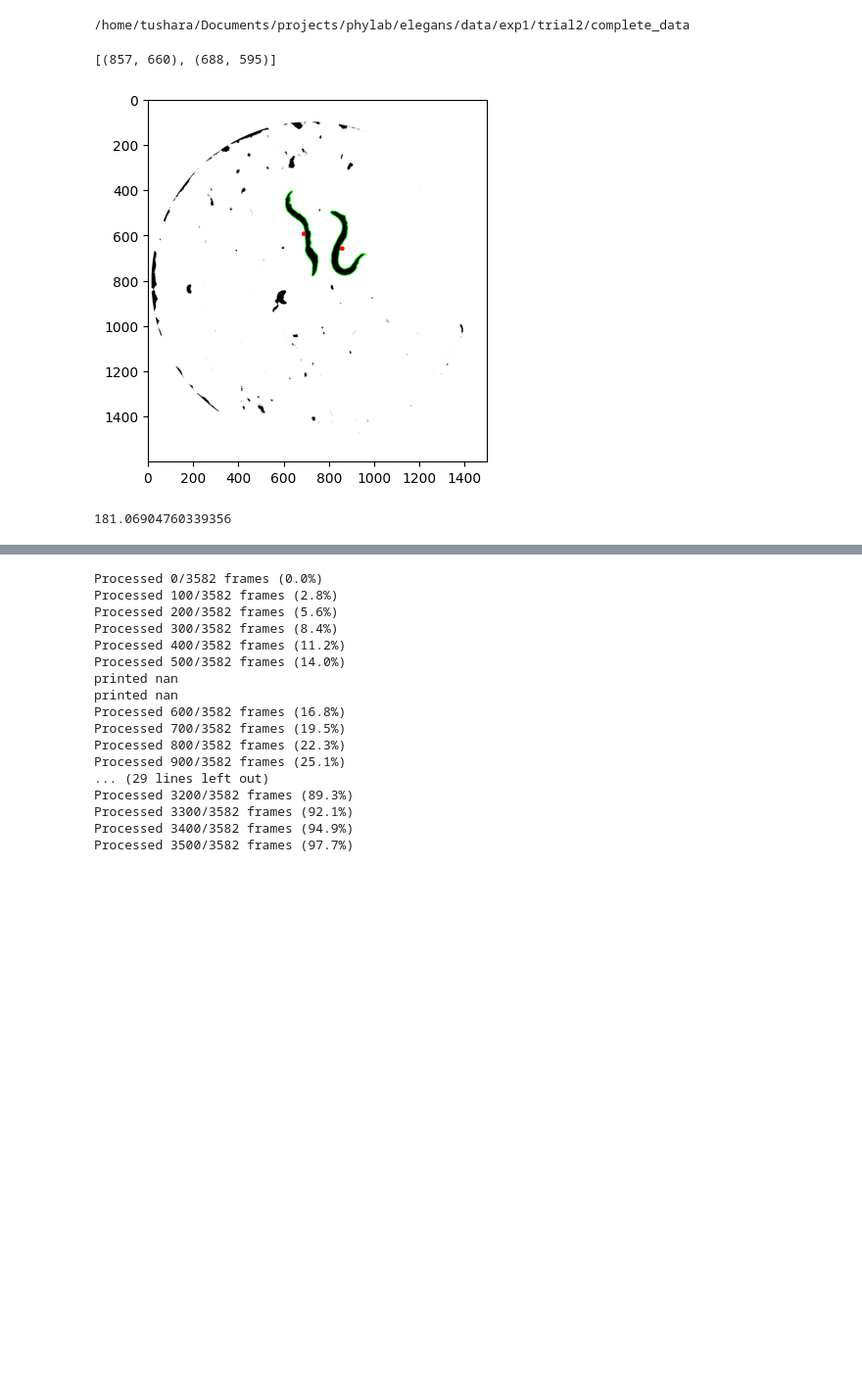
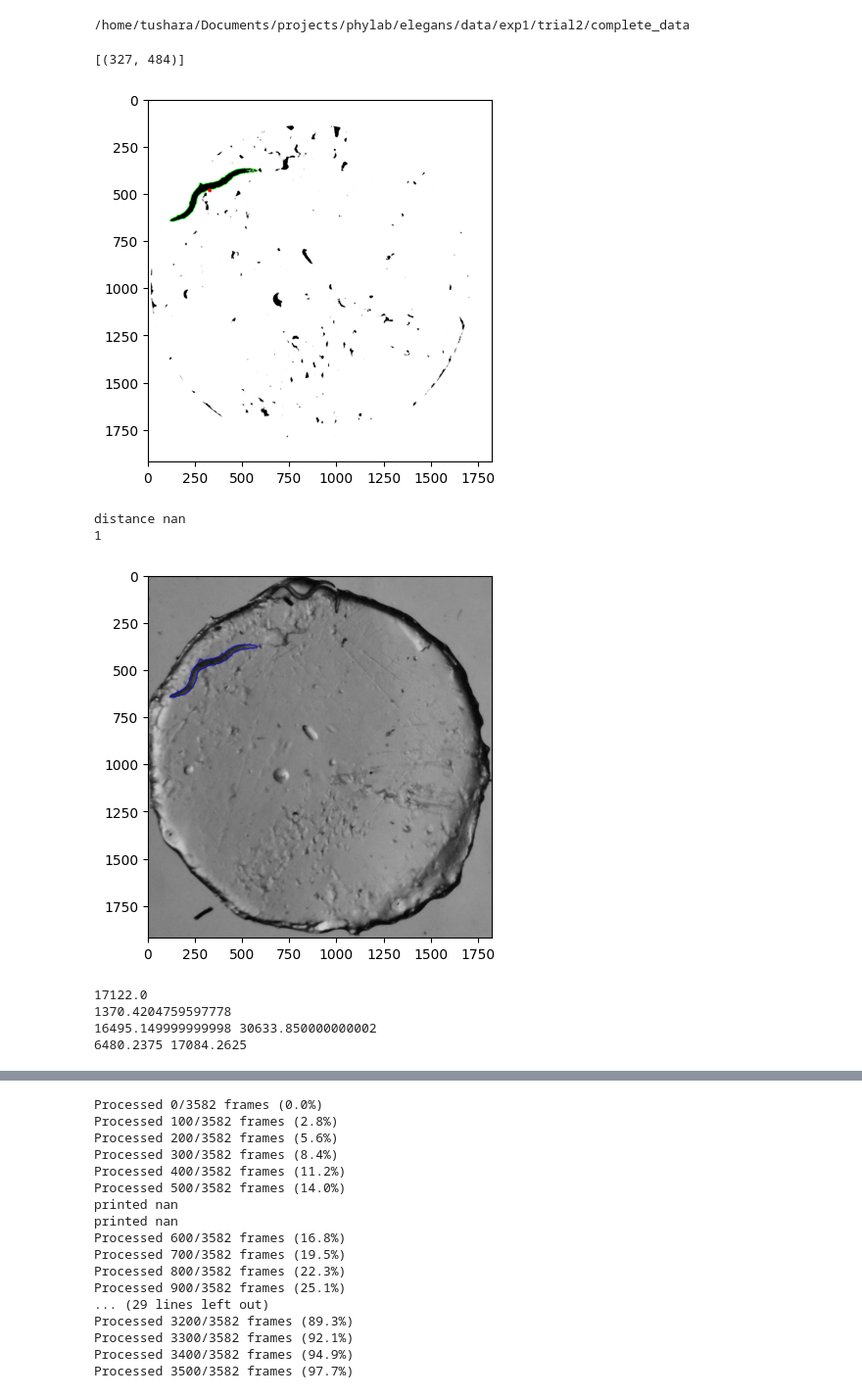
Before and after one commit to tushara04/pkl2elegans, a Jupyter notebook: analysis_code/com_vs_time.ipynb, the cells around one changed output, grey strips where cells are left out. Shown: that part at 98% size. Cells and saved outputs as stored; diff of their text form; code cells hidden in the pictures; blank space fills up the shorter version.

```diff
--- a/analysis_code/com_vs_time.ipynb
+++ b/analysis_code/com_vs_time.ipynb
@@ -95,12 +106,26 @@ def analysis(img):
-# %%
-path = "/home/tushara/Documents/projects/phylab/elegans/data/exp1/trial2/complete_data/MA2_0147.JPG"
-img = cv2.imread(path, 0)
-print(analysis(img)[1])
-plt.imshow(analysis(img)[2], cmap = "gray") # change the index to 1 and see what happens!!! -- i.e. if 1 corresponds to the returned centers value
-plt.show()
-print(analysis(img)[0])
-#print(analysis(img)[4])
-# %% [output]
-[(857, 660), (688, 595)]
-[figure, removed]
-181.06904760339356
+# %%
+# only for tests
+path = "/home/tushara/Documents/projects/phylab/elegans/data/exp1/trial2/complete_data/MA2_3445.JPG"
+img = cv2.imread(path, 0)
+print(analysis(img)[1])
+plt.imshow(analysis(img)[2], cmap = "gray") # change the index to 1 and see what happens!!! -- i.e. if 1 corresponds to the returned centers value
+plt.show()
+print("distance", analysis(img)[0])
+print(len(analysis(img)[4]))
+contoured_cell = cv2.drawContours(cv2.cvtColor(analysis(img)[3], cv2.COLOR_GRAY2BGR), analysis(img)[4], -1, (0, 0, 255), 2)
+plt.imshow(contoured_cell, cmap = "gray")
+plt.show()
+print(cv2.contourArea(max(analysis(img)[10], key = cv2.contourArea))) #23432.0 of 170
+print(cv2.arcLength(max(analysis(img)[10], key = cv2.contourArea), True))
+print(analysis(img)[11],analysis(img)[12])
+print(analysis(img)[8],analysis(img)[9])
+# %% [output]
+[(327, 484)]
+[figure, added]
+distance nan
+1
+[figure, added]
+17122.0
+1370.4204759597778
+16495.149999999998 30633.850000000002
+6480.2375 17084.2625
```
Also changed, not shown: parts of 8 cells of this notebook, 1 other file.
